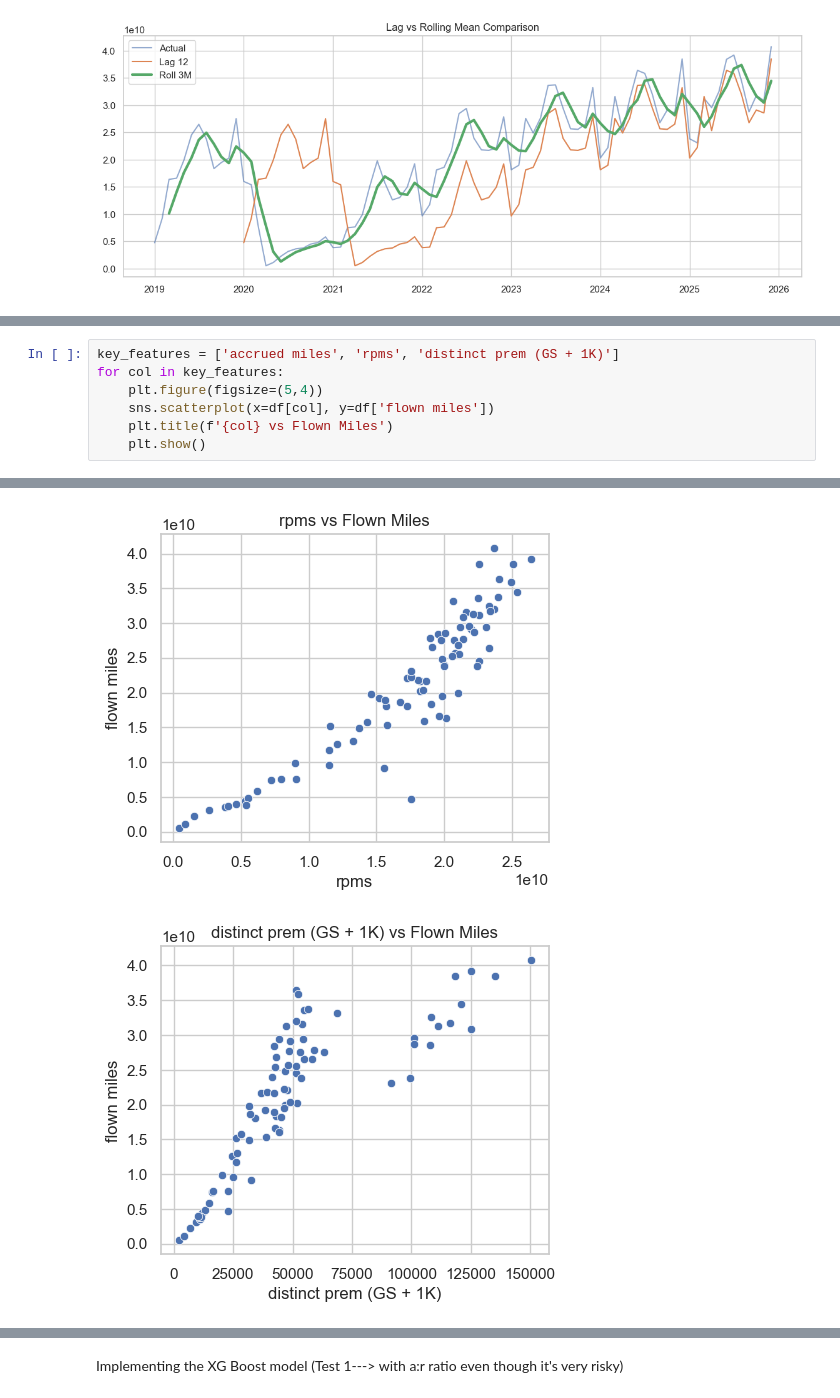
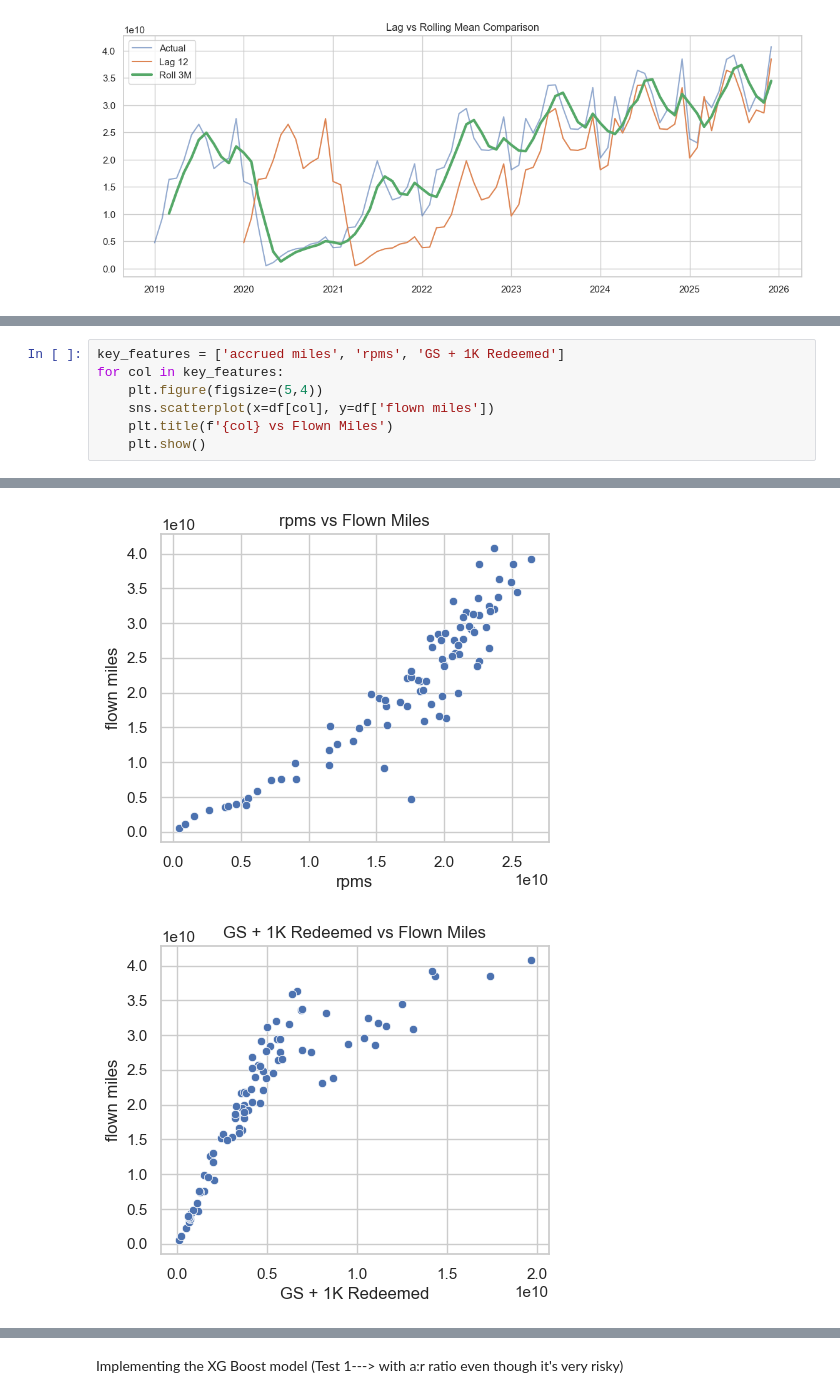
Before and after one commit to kkhushi03/Miles_Forecasting, a Jupyter notebook: Miles_Forecast_XGB/01_Miles_forecasting.ipynb, the cells around one changed output, grey strips where cells are left out. Saved outputs shown, nothing was run; the diff lists cells and outputs as text.

```diff
--- a/Miles_Forecast_XGB/01_Miles_forecasting.ipynb
+++ b/Miles_Forecast_XGB/01_Miles_forecasting.ipynb
@@ -209,14 +210,14 @@ df.head()
 # %%
-key_features = ['accrued miles', 'rpms', 'distinct prem (GS + 1K)']
+key_features = ['accrued miles', 'rpms', 'GS + 1K Redeemed']
 for col in key_features:
     plt.figure(figsize=(5,4))
     sns.scatterplot(x=df[col], y=df['flown miles'])
     plt.title(f'{col} vs Flown Miles')
     plt.show()
 # %% [output]
 [figure]
 [figure]
-[figure, old version]
+[figure, new version]
 # %%
 # Distribution of key features to check for skewness and outliers
 current_numeric_cols = df.select_dtypes(include=np.number).columns
```
Also changed, not shown: parts of 14 cells of this notebook.
